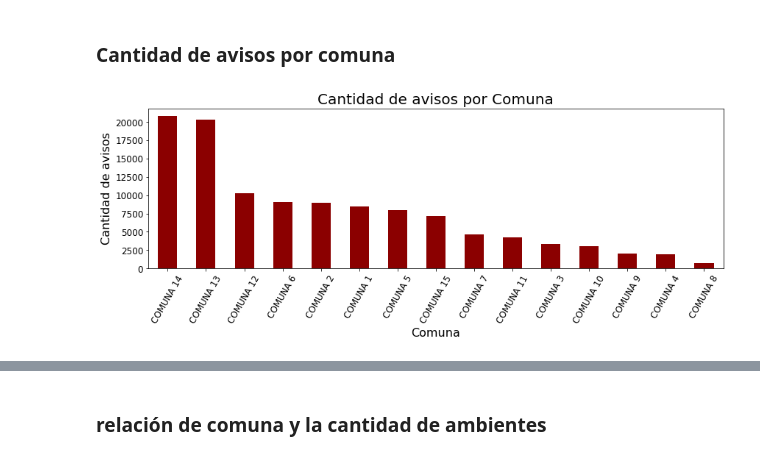
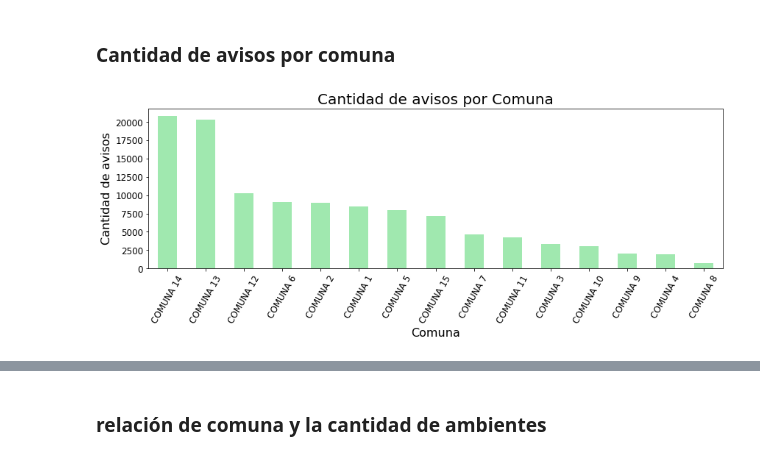
Before and after one commit to crisnicogonzalez/tp-final-isi, a Jupyter notebook: tp-analisis-2022.ipynb, the cells around one changed output, grey strips where cells are left out. Cells and saved outputs as stored; diff of their text form; code cells hidden in the pictures.

```diff
--- a/tp-analisis-2022.ipynb
+++ b/tp-analisis-2022.ipynb
@@ -233,12 +233,12 @@ Name: COMUNA, Length: 131720, dtype: object>
 # %% [markdown]
 ### Cantidad de avisos por comuna
 # %%
-df_caba['COMUNA'].value_counts().head(15).plot(kind='bar',rot=60, figsize=(14,4), color='darkred' ,fontsize=12);
+df_caba['COMUNA'].value_counts().head(15).plot(kind='bar',rot=60, figsize=(14,4), color='#A0E8AF' ,fontsize=12);
 plt.title('Cantidad de avisos por Comuna', fontsize=20);
 plt.xlabel('Comuna', fontsize=16);
 plt.ylabel('Cantidad de avisos', fontsize=16);
 # %% [output]
-[figure, old version]
+[figure, new version]
 # %%
 def get_comuna_price_m2(df, num, cheapest):
     return df.groupby(['COMUNA'])['price_usd_per_m2'].mean().sort_values(ascending=cheapest).head(num)
```
Also changed, not shown: parts of 14 cells of this notebook, 1 other file.
